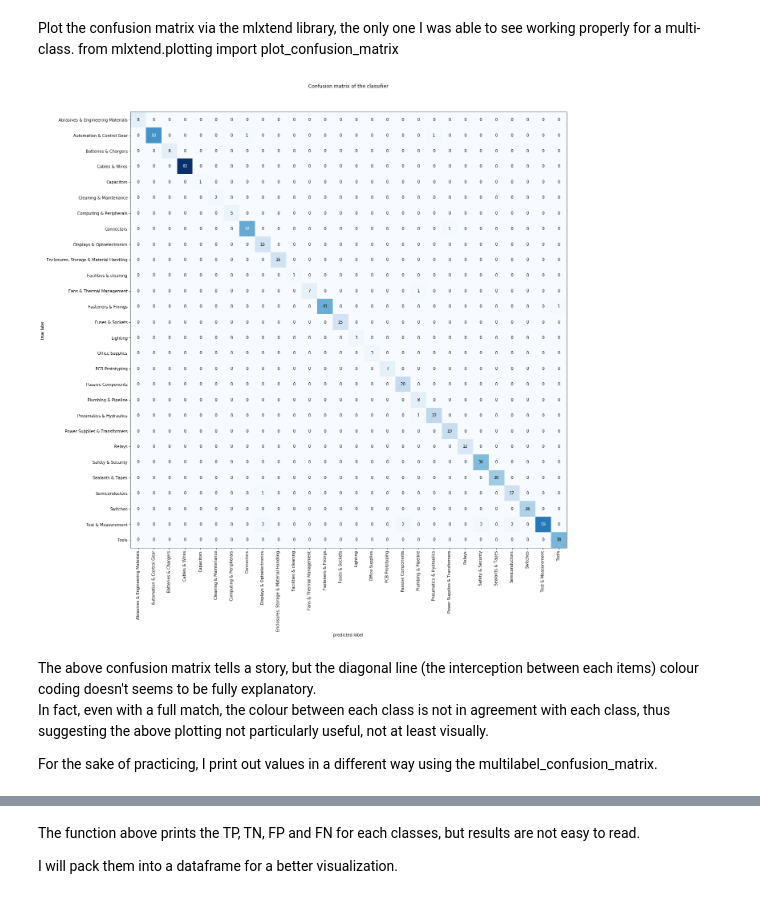
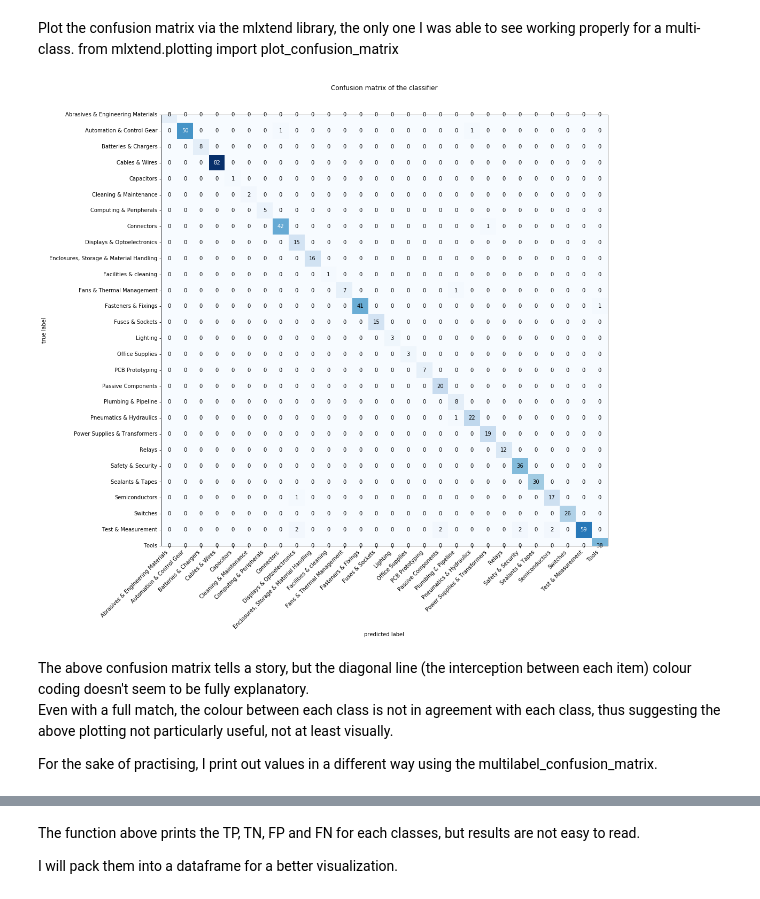
Before and after one commit to andreamoro/Data-Science-Experiments, a Jupyter notebook: Classification Project.ipynb, the cells around one changed output, grey strips where cells are left out. Drawn from its saved outputs; the diff is of its cells as text; code cells hidden in the pictures.

```diff
--- a/Classification Project.ipynb
+++ b/Classification Project.ipynb
@@ -262,0 +328,10 @@ Let's reset to the Gaussian method and visually represent the results preparing
+# %%
+from sklearn.naive_bayes import ComplementNB
+clf = ComplementNB()
+clf.fit(X.toarray(), y)
+
+y_pred = clf.predict(X.toarray())
+
+# Verify the Recall
+print(f'Recall Score: {metrics.recall_score(y, y_pred, average="weighted")*100:.2f}%')
+print(f'Precision Score: {metrics.precision_score(y, y_pred, average="weighted", zero_division=1)*100:.2f}%')
@@ -333,17 +415,19 @@ from mlxtend.plotting import plot_confusion_matrix
 # %%
 # Plot the confusion matrix
 from mlxtend.plotting import plot_confusion_matrix
-fig, ax = plot_confusion_matrix(conf_mat=cm,figsize=(20,20), class_names=numpy.unique(Y_test))
-ax.tick_params(axis='x', labelrotation=90)
+fig, ax = plot_confusion_matrix(conf_mat=cm,figsize=(15,20), class_names=numpy.unique(Y_test), show_normed=False)
+fig.tight_layout()
 plt.title('Confusion matrix of the classifier')
-plt.show()
+ax.set_yticklabels(ax.get_yticklabels(), rotation=0, va='center')
+ax.set_xticklabels(ax.get_xticklabels(), rotation=45, ha='right')
+plt.draw()
 # %% [output]
-[figure, old version]
+[figure, new version]
 # %% [markdown]
-The above confusion matrix tells a story, but the diagonal line (the interception between each items) colour coding doesn't seems to be fully explanatory.<br>
-In fact, even with a full match, the colour between each class is not in agreement with each class, thus suggesting the above plotting not particularly useful, not at least visually.
+The above confusion matrix tells a story, but the diagonal line (the interception between each item) colour coding doesn't seem to be fully explanatory.<br>
+Even with a full match, the colour between each class is not in agreement with each class, thus suggesting the above plotting not particularly useful, not at least visually.
 
-For the sake of practicing, I print out values in a different way using the multilabel_confusion_matrix.
+For the sake of practising, I print out values in a different way using the multilabel_confusion_matrix.
 # %%
 # Printing a multilabel confusion matrix with the Sklearn library proves no usefulness
 cm_results = metrics.multilabel_confusion_matrix(Y_test, y_pred, labels=numpy.unique(y_pred))
```
Also changed, not shown: parts of 44 cells of this notebook.
